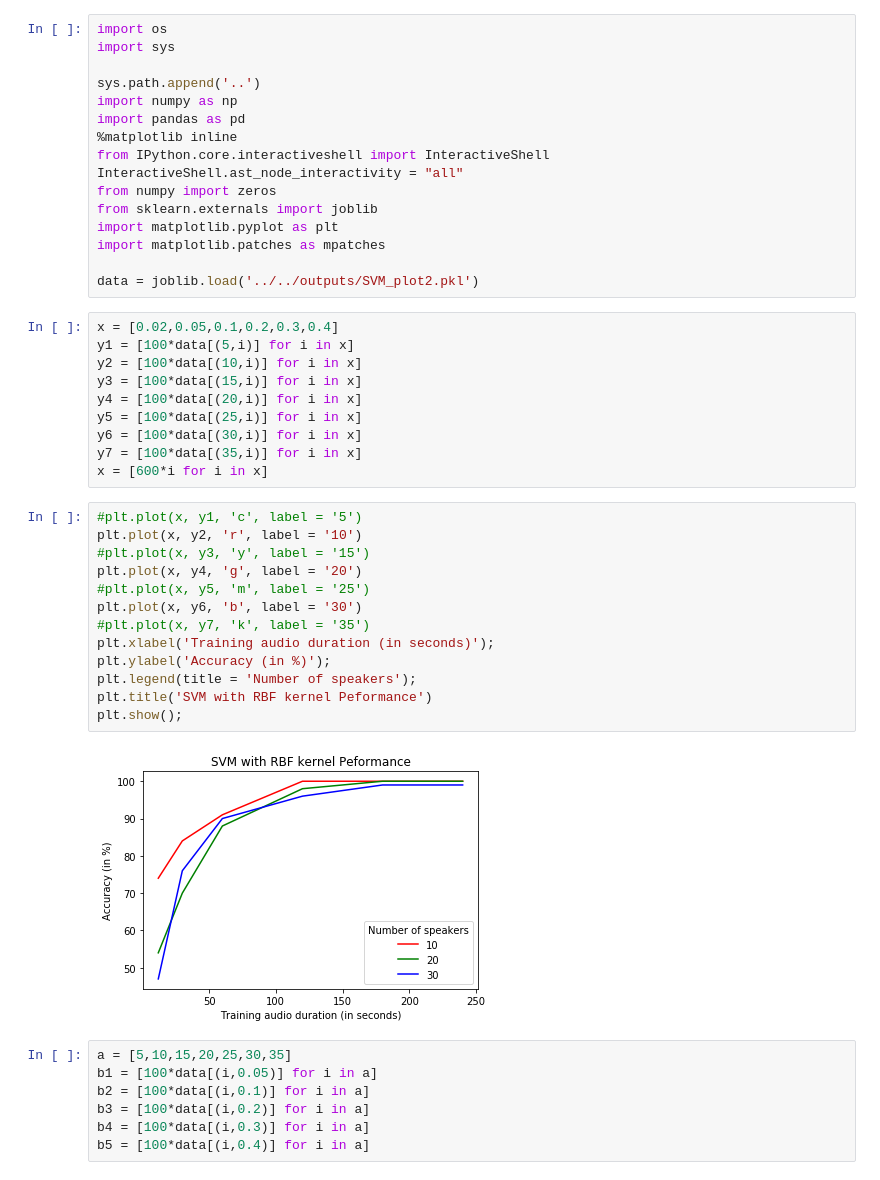
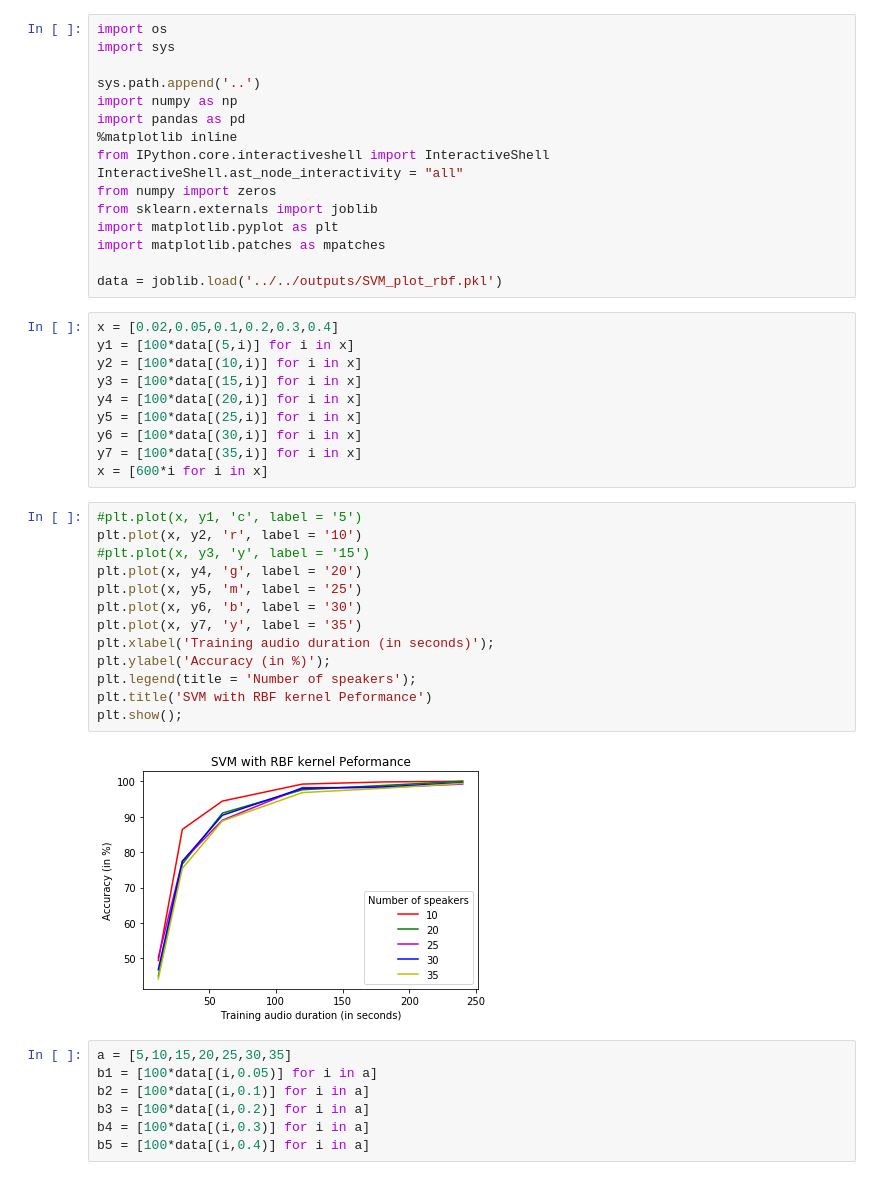
Before and after one commit to anshulshah96/Voice-Synthesizer, a Jupyter notebook: notebooks/plots/SVM_plot.ipynb, the cells around one changed output. Saved outputs shown, nothing was run; the diff lists cells and outputs as text.

Commit message:
Added some more plots

```diff
--- a/notebooks/plots/SVM_plot.ipynb
+++ b/notebooks/plots/SVM_plot.ipynb
@@ -13,7 +13,7 @@ from sklearn.externals import joblib
 import matplotlib.pyplot as plt
 import matplotlib.patches as mpatches
 
-data = joblib.load('../../outputs/SVM_plot2.pkl')
+data = joblib.load('../../outputs/SVM_plot_rbf.pkl')
 # %%
 x = [0.02,0.05,0.1,0.2,0.3,0.4]
 y1 = [100*data[(5,i)] for i in x]
@@ -27,18 +27,18 @@ x = [600*i for i in x]
 # %%
 #plt.plot(x, y1, 'c', label = '5')
 plt.plot(x, y2, 'r', label = '10')
 #plt.plot(x, y3, 'y', label = '15')
 plt.plot(x, y4, 'g', label = '20')
-#plt.plot(x, y5, 'm', label = '25')
+plt.plot(x, y5, 'm', label = '25')
 plt.plot(x, y6, 'b', label = '30')
-#plt.plot(x, y7, 'k', label = '35')
+plt.plot(x, y7, 'y', label = '35')
 plt.xlabel('Training audio duration (in seconds)');
 plt.ylabel('Accuracy (in %)');
 plt.legend(title = 'Number of speakers');
 plt.title('SVM with RBF kernel Peformance')
 plt.show();
 # %% [output]
-[figure, old version]
+[figure, new version]
 # %%
 a = [5,10,15,20,25,30,35]
 b1 = [100*data[(i,0.05)] for i in a]
```
Also changed, not shown: parts of 1 cell of this notebook.
